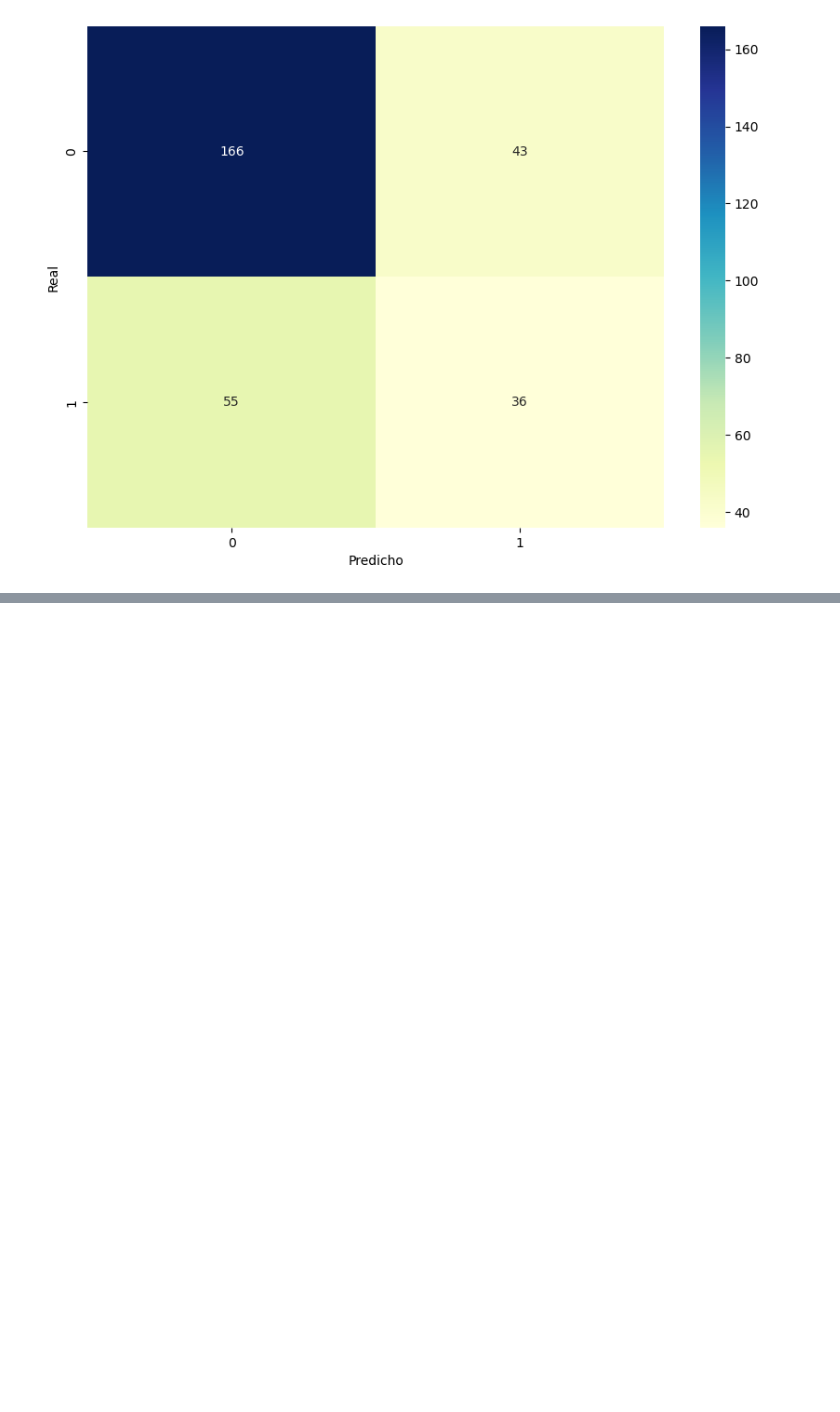
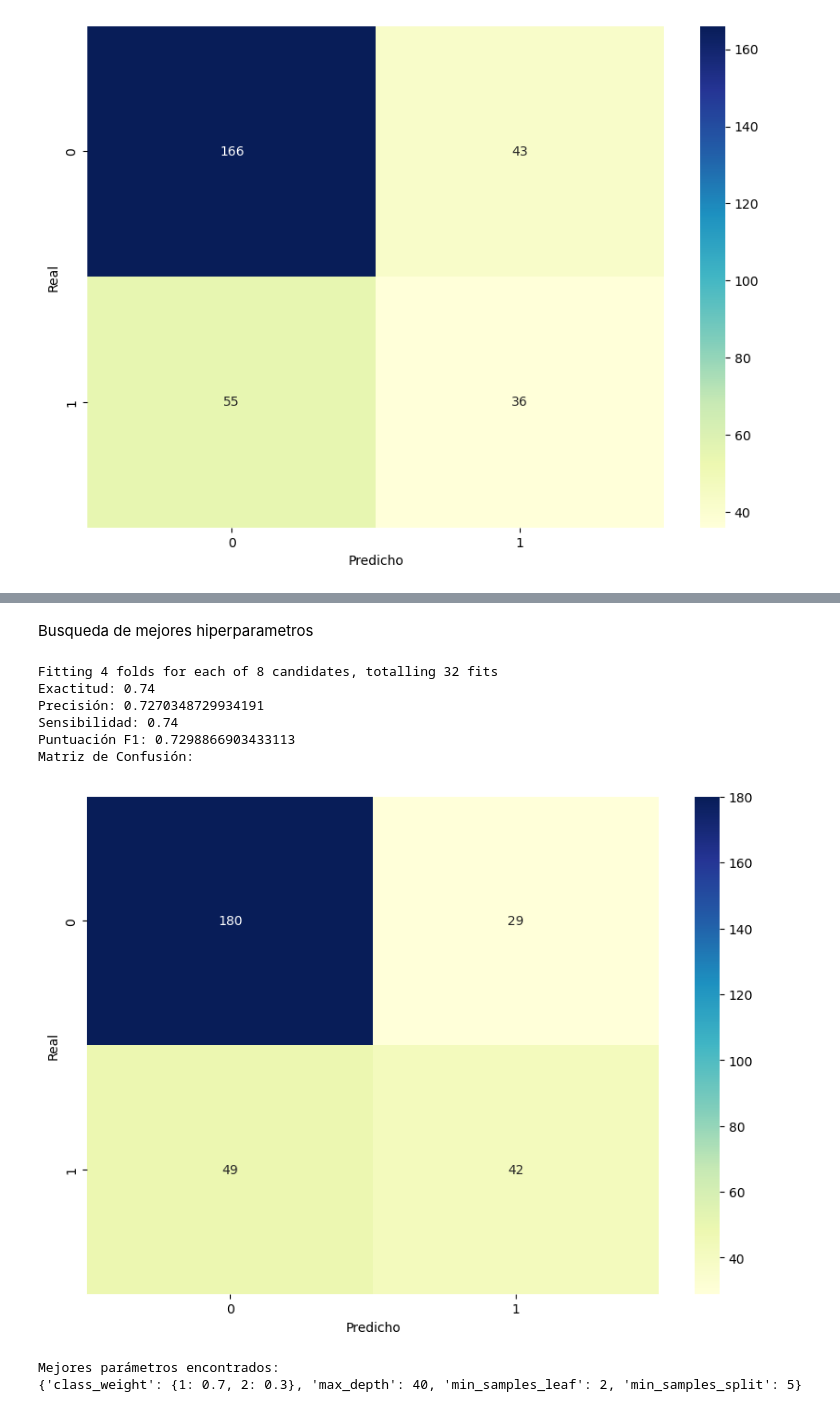
Before and after one commit to Japulgarin/Data_challenge_uninorte, a Jupyter notebook: Creditos_alemanes.ipynb, the cells around one changed output, grey strips where cells are left out. Saved outputs shown, nothing was run; the diff lists cells and outputs as text; code cells hidden in the pictures; blank space fills up the shorter version.

```diff
--- a/Creditos_alemanes.ipynb
+++ b/Creditos_alemanes.ipynb
@@ -202,0 +253,67 @@ Matriz de Confusión:
+# %% [markdown]
+Busqueda de mejores hiperparametros
+# %%
+import seaborn as sns
+import matplotlib.pyplot as plt
+from sklearn.tree import DecisionTreeClassifier
+from sklearn.model_selection import train_test_split, GridSearchCV
+from sklearn.metrics import accuracy_score, precision_score, recall_score, f1_score, confusion_matrix
+
+# Dividir los datos en conjuntos de entrenamiento y prueba
+X_train, X_test, Y_train, Y_test = train_test_split(X, y, test_size=0.3, random_state=42)
+
+# Parámetros para la búsqueda de grilla
+param_grid = {
+    'max_depth': [ 40, 50],
+    'min_samples_split': [2, 5],
+    'min_samples_leaf': [1, 2,],
+    'class_weight': [{1: 0.7, 2: 0.3}]
+
+}
+
+# Inicializar el Árbol de Decisión
+clf = DecisionTreeClassifier(random_state=42, class_weight={1: 0.7, 2: 0.3})
+
+# Búsqueda de grilla con validación cruzada
+grid_search = GridSearchCV(clf, param_grid, cv=4, scoring='accuracy', n_jobs=-1,verbose=4)
+grid_search.fit(X_train, Y_train)
+
+# Mejor modelo encontrado
+best_clf = grid_search.best_estimator_
+
+# Realizar predicciones en el conjunto de prueba
+Y_pred = best_clf.predict(X_test)
+
+# Calcular métricas
+exactitud = accuracy_score(Y_test, Y_pred)
+precision = precision_score(Y_test, Y_pred, average='weighted')
+sensibilidad = recall_score(Y_test, Y_pred, average='weighted')
+f1 = f1_score(Y_test, Y_pred, average='weighted')
+matriz_confusion = confusion_matrix(Y_test, Y_pred)
+
+print(f"Exactitud: {exactitud}")
+print(f"Precisión: {precision}")
+print(f"Sensibilidad: {sensibilidad}")
+print(f"Puntuación F1: {f1}")
+print("Matriz de Confusión:")
+
+# Visualizar la matriz de confusión con Seaborn
+plt.figure(figsize=(10,7))
+sns.heatmap(matriz_confusion, annot=True, cmap="YlGnBu", fmt="g")
+plt.xlabel('Predicho')
+plt.ylabel('Real')
+plt.show()
+
+# Imprimir los mejores parámetros encontrados
+print("Mejores parámetros encontrados:")
+print(grid_search.best_params_)
+# %% [output]
+Fitting 4 folds for each of 8 candidates, totalling 32 fits
+Exactitud: 0.74
+Precisión: 0.7270348729934191
+Sensibilidad: 0.74
+Puntuación F1: 0.7298866903433113
+Matriz de Confusión:
+[figure, added]
+Mejores parámetros encontrados:
+{'class_weight': {1: 0.7, 2: 0.3}, 'max_depth': 40, 'min_samples_leaf': 2, 'min_samples_split': 5}
```
Also changed, not shown: parts of 17 cells of this notebook.
